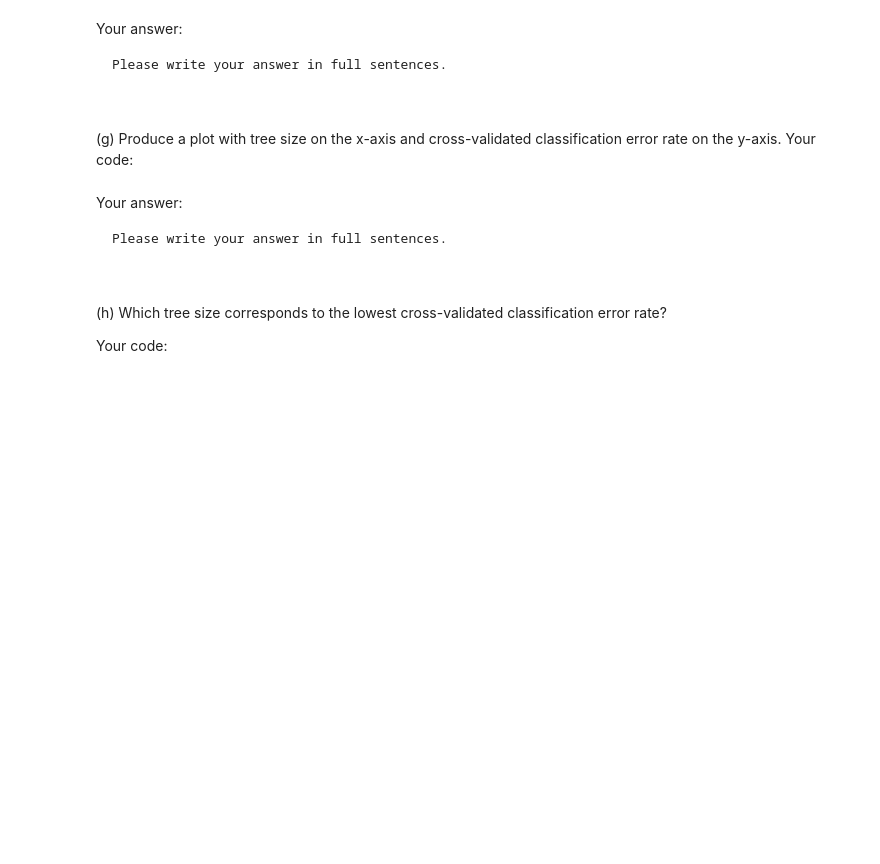
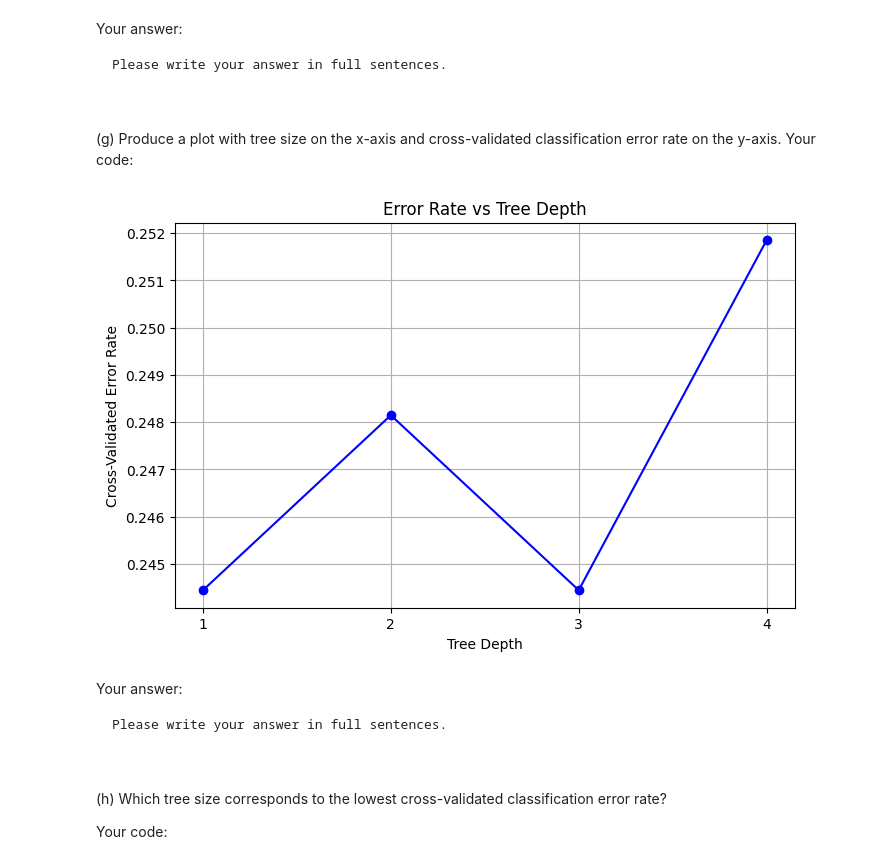
Before and after one commit to BU-MSSP-Classroom/MA679_Spring2024_07_tree_ensemble-MrD1022, a Jupyter notebook: Ch08_TreeEnsemble_Python.ipynb, the cells around one changed output. Saved outputs shown, nothing was run; the diff lists cells and outputs as text; code cells hidden in the pictures; blank space fills up the shorter version.

```diff
--- a/Ch08_TreeEnsemble_Python.ipynb
+++ b/Ch08_TreeEnsemble_Python.ipynb
@@ -384,8 +432,24 @@ Please write your answer in full sentences.
 classification error rate on the y-axis.
 Your code:
 # %%
-#
-#
+from sklearn.model_selection import cross_val_score
+depths = range(1, 5)
+cv_err = []
+for depth in depths:
+    clf = DecisionTreeClassifier(max_depth=4)
+    error = 1 - cross_val_score(clf, X_test, y_test, cv=5).mean()
+    cv_err.append(error)
+
+plt.figure(figsize=(8, 5))
+plt.plot(depths, cv_err, marker='o', linestyle='-', color='blue')
+plt.title('Error Rate vs Tree Depth')
+plt.xlabel('Tree Depth')
+plt.ylabel('Cross-Validated Error Rate')
+plt.xticks(depths)
+plt.grid(True)
+plt.show()
+# %% [output]
+[figure, added]
 # %% [markdown]
 Your answer:
 
```
Also changed, not shown: parts of 12 cells of this notebook.
